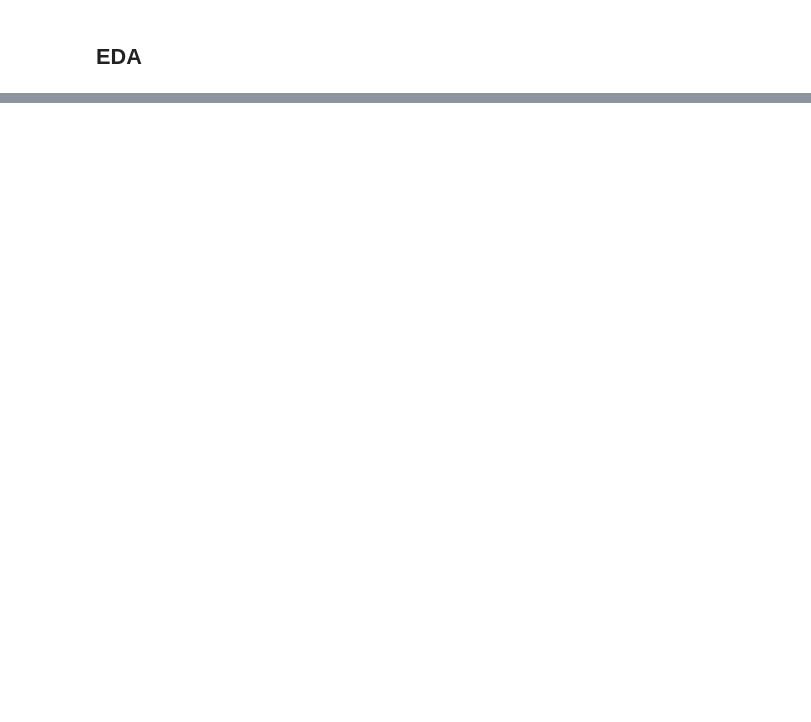
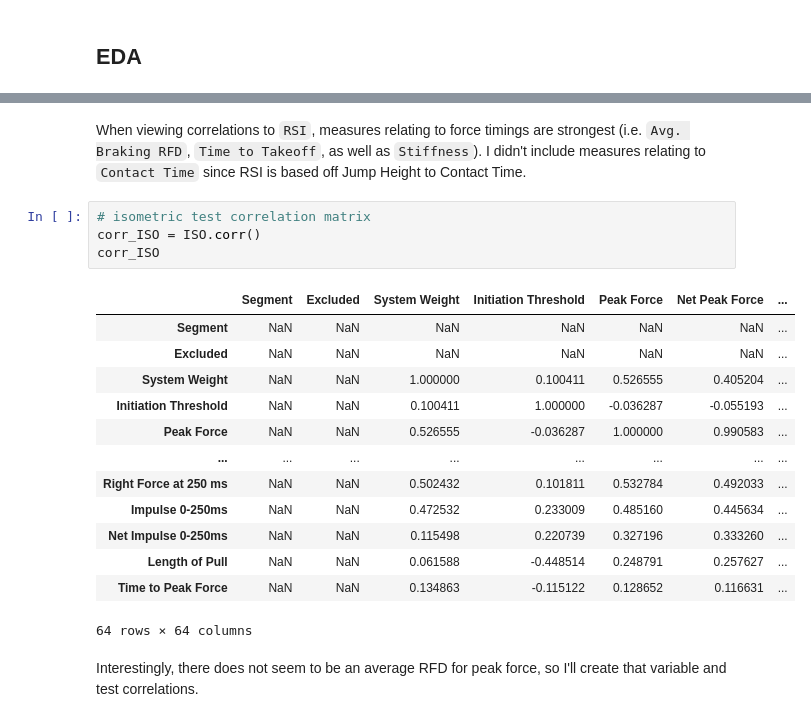
Before and after one commit to mithilguru/Illinois-Strength-Trends, a Jupyter notebook: StrengthTesting-July-2023.ipynb, the cells around one changed output, grey strips where cells are left out. Drawn from its saved outputs; the diff is of its cells as text; blank space fills up the shorter version.

```diff
--- a/StrengthTesting-July-2023.ipynb
+++ b/StrengthTesting-July-2023.ipynb
@@ -176,0 +250,22 @@ N/A
+# %% [markdown]
+When viewing correlations to `RSI`, measures relating to force timings are strongest (i.e. `Avg. Braking RFD`, `Time to Takeoff`, as well as `Stiffness`). I didn't include measures relating to `Contact Time` since RSI is based off Jump Height to Contact Time.
+# %%
+# isometric test correlation matrix
+corr_ISO = ISO.corr()
+corr_ISO
+# %% [output]
+|  | Segment | Excluded | System Weight | Initiation Threshold | Peak Force | Net Peak Force | ... |
+| Segment | NaN | NaN | NaN | NaN | NaN | NaN | ... |
+| Excluded | NaN | NaN | NaN | NaN | NaN | NaN | ... |
+| System Weight | NaN | NaN | 1.000000 | 0.100411 | 0.526555 | 0.405204 | ... |
+| Initiation Threshold | NaN | NaN | 0.100411 | 1.000000 | -0.036287 | -0.055193 | ... |
+| Peak Force | NaN | NaN | 0.526555 | -0.036287 | 1.000000 | 0.990583 | ... |
+| ... | ... | ... | ... | ... | ... | ... | ... |
+| Right Force at 250 ms | NaN | NaN | 0.502432 | 0.101811 | 0.532784 | 0.492033 | ... |
+| Impulse 0-250ms | NaN | NaN | 0.472532 | 0.233009 | 0.485160 | 0.445634 | ... |
+| Net Impulse 0-250ms | NaN | NaN | 0.115498 | 0.220739 | 0.327196 | 0.333260 | ... |
+| Length of Pull | NaN | NaN | 0.061588 | -0.448514 | 0.248791 | 0.257627 | ... |
+| Time to Peak Force | NaN | NaN | 0.134863 | -0.115122 | 0.128652 | 0.116631 | ... |
+64 rows × 64 columns
+# %% [markdown]
+Interestingly, there does not seem to be an average RFD for peak force, so I'll create that variable and test correlations.
```
Also changed, not shown: parts of 16 cells of this notebook.
